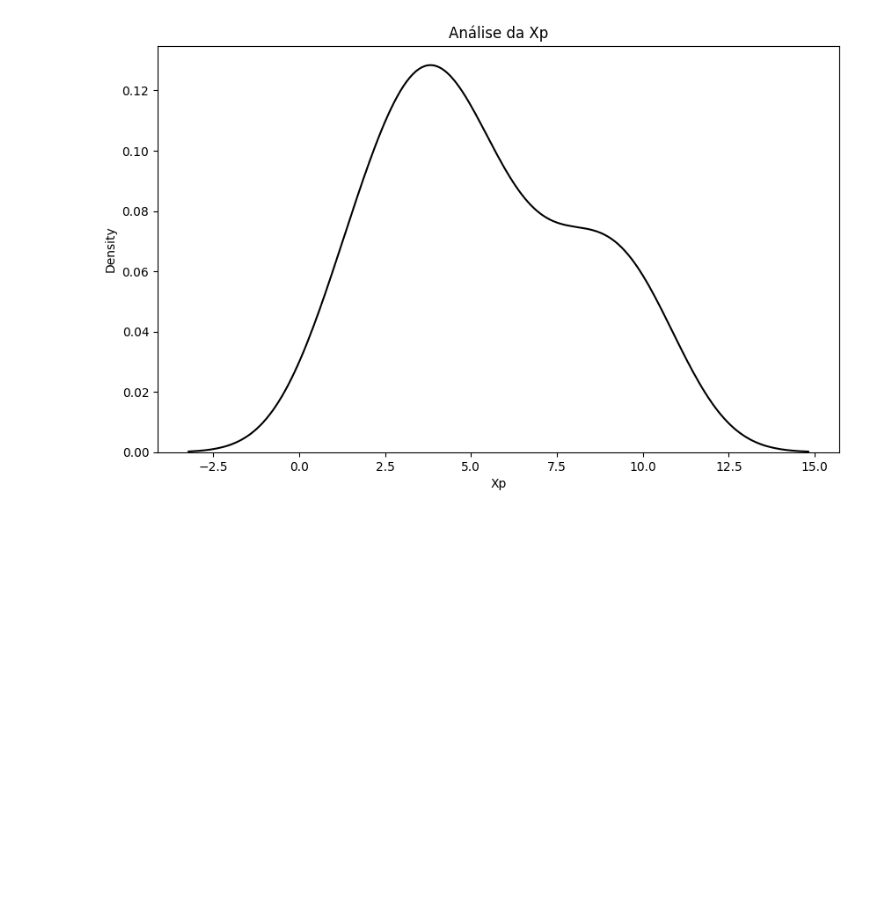
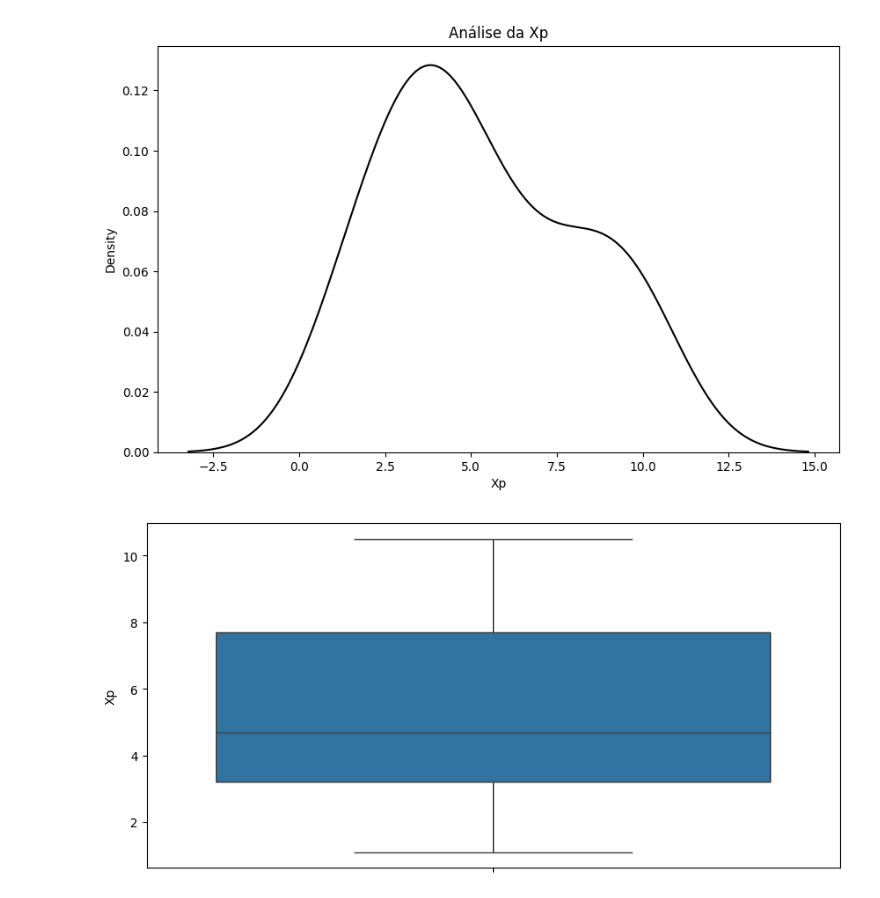
Before and after one commit to will4280/Projeto_Recursos_Humanos, a Jupyter notebook: Untitled2.ipynb, the cells around one changed output. Drawn from its saved outputs; the diff is of its cells as text; code cells hidden in the pictures; blank space fills up the shorter version.

```diff
--- a/Untitled2.ipynb
+++ b/Untitled2.ipynb
@@ -78,3 +78,9 @@ plt.title('Análise da Xp')
 sns.kdeplot( Base_Dados['Xp'], color='black');
 # %% [output]
 [figure]
+# %%
+#Distribuição
+plt.figure(figsize=(10,5) )
+sns.boxplot( Base_Dados ['Xp'] );
+# %% [output]
+[figure, added]
```
Also changed, not shown: parts of 3 cells of this notebook.
